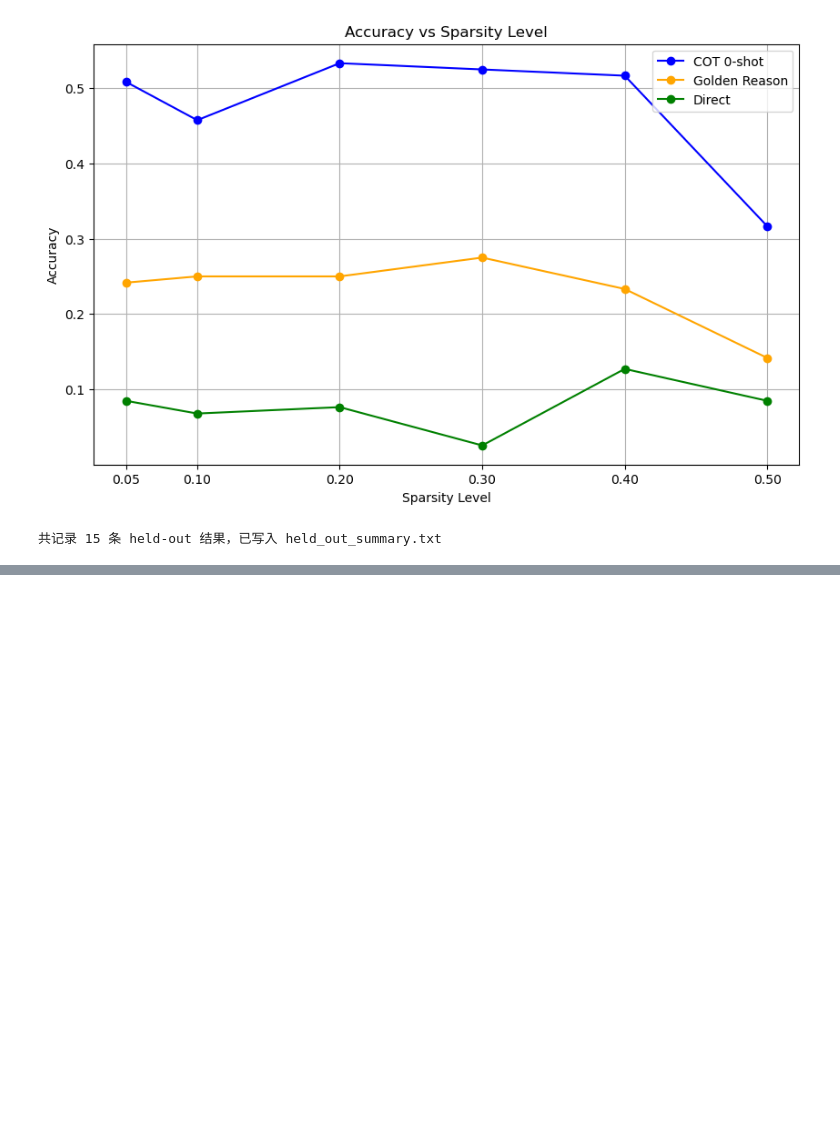
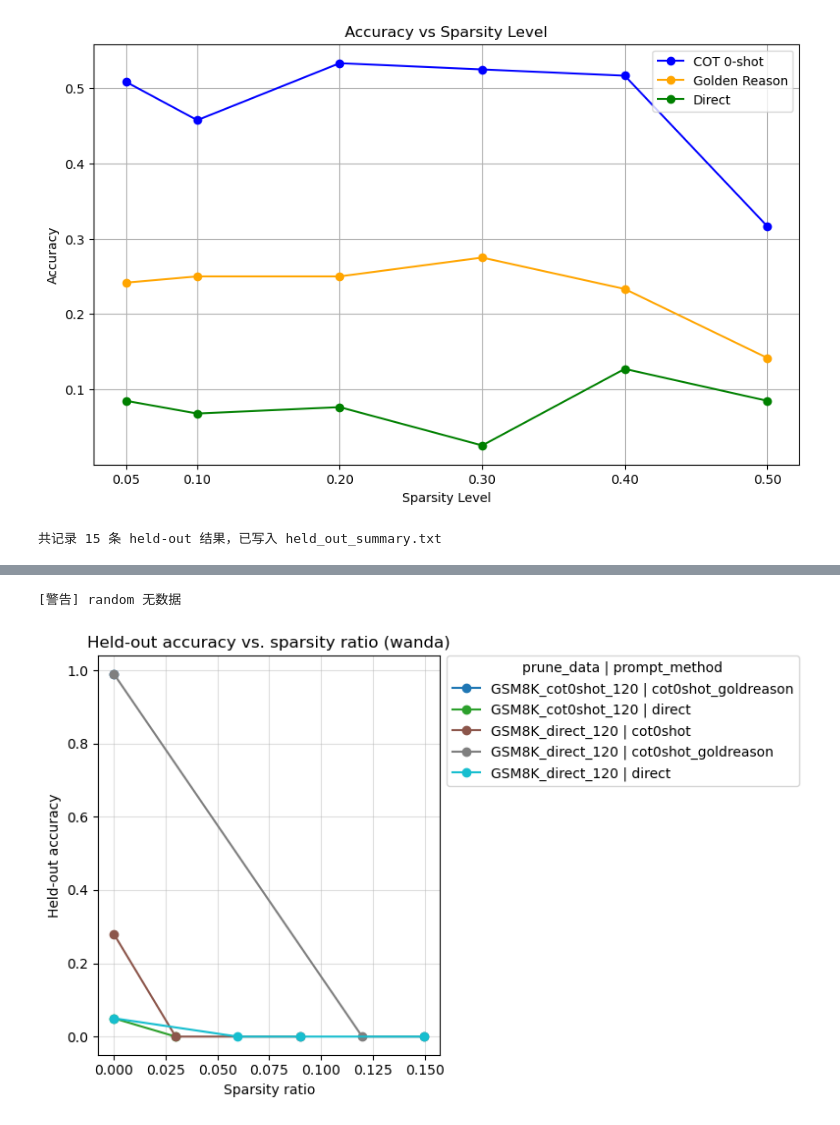
Before and after one commit to oyy2000/alignment-attribution-code, a Jupyter notebook: scripts/line_plot_for_different_sparsity.ipynb, the cells around one changed output, grey strips where cells are left out. Drawn from its saved outputs; the diff is of its cells as text; code cells hidden in the pictures; blank space fills up the shorter version.

```diff
--- a/scripts/line_plot_for_different_sparsity.ipynb
+++ b/scripts/line_plot_for_different_sparsity.ipynb
@@ -106,0 +168,77 @@ print(f"共记录 {len(summary_lines)} 条 held-out 结果，已写入 {output_t
+# %%
+import pandas as pd
+import matplotlib.pyplot as plt
+from pathlib import Path
+
+# ---------------- 配置 ----------------
+# >>> 把下面路径替换成你的实际文件位置（或把脚本放到同目录） <<<
+txt_path = Path("held_out_summary_latest_by_prompt.txt")
+
+if not txt_path.exists():
+    raise FileNotFoundError(f"文件 {txt_path} 不存在，请确认路径正确")
+
+# ---------------- 读取数据 ----------------
+df = pd.read_csv(
+    txt_path,
+    sep="\t",
+    header=None,
+    names=[
+        "prune_method",
+        "sparsity_ratio",
+        "neg_prune",
+        "prune_data",
+        "prompt_method",
+        "eval_type",
+        "accuracy",
+    ],
+)
+
+# 仅保留 held_out 行
+df = df[df["eval_type"] == "held_out"].copy()
+df.sort_values(["prune_data", "prompt_method", "sparsity_ratio"], inplace=True)
+
+# 组合标签：prune_data + prompt_method
+df["combo"] = df["prune_data"] + " | " + df["prompt_method"]
+
+
+# ---------------- 构建全局颜色映射 ----------------
+unique_combos = sorted(df["combo"].unique())
+cmap = plt.cm.get_cmap("tab10", len(unique_combos))
+combo2color = {combo: cmap(i) for i, combo in enumerate(unique_combos)}
+
+# ---------------- 绘图函数 ----------------
+def plot_by_prune_method(method: str, data: pd.DataFrame, combo_colors: dict):
+    sub = data[data["prune_method"] == method]
+    if sub.empty:
+        print(f"[警告] {method} 无数据")
+        return
+
+    plt.figure(figsize=(8, 5))
+    for combo, grp in sub.groupby("combo"):
+        plt.plot(
+            grp["sparsity_ratio"],
+            grp["accuracy"],
+            marker="o",
+            label=combo,
+            color=combo_colors[combo],
+        )
+
+    plt.xlabel("Sparsity ratio")
+    plt.ylabel("Held‑out accuracy")
+    plt.title(f"Held‑out accuracy vs. sparsity ratio ({method})")
+    plt.grid(alpha=0.4)
+    plt.legend(
+        title="prune_data | prompt_method",
+        bbox_to_anchor=(1.02, 1),
+        loc="upper left",
+        borderaxespad=0.0,
+    )
+    plt.tight_layout()
+    plt.show()
+
+# ---------------- 生成两张图，颜色一致 ----------------
+plot_by_prune_method("random", df, combo2color)
+plot_by_prune_method("wanda",  df, combo2color)
+# %% [output]
+[警告] random 无数据
+[figure, added]
```
Also changed, not shown: parts of 4 cells of this notebook, 11 other files.
